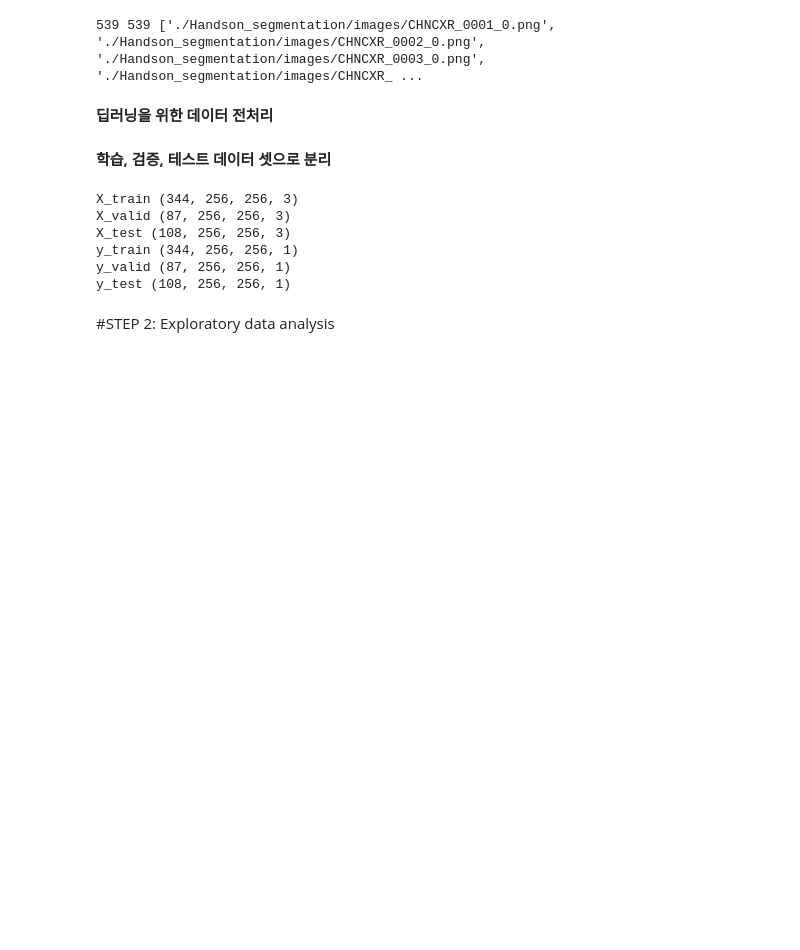
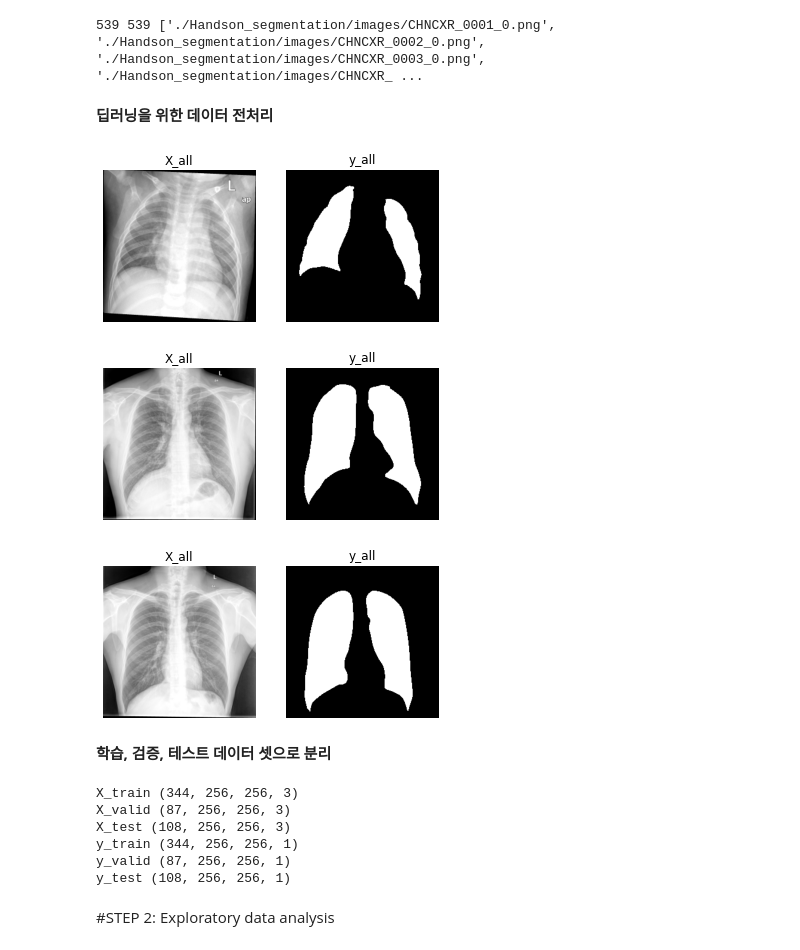
Before and after one commit to kevinkwshin/Handson_segmentation, a Jupyter notebook: SemanticSegmentation_KOHI.ipynb, the cells around one changed output. Cells and saved outputs as stored; diff of their text form; code cells hidden in the pictures; blank space fills up the shorter version.

```diff
--- a/SemanticSegmentation_KOHI.ipynb
+++ b/SemanticSegmentation_KOHI.ipynb
@@ -105,5 +103,3 @@ for idx in range(len(x_list)):
 539 539 ['./Handson_segmentation/images/CHNCXR_0001_0.png', './Handson_segmentation/images/CHNCXR_0002_0.png', './Handson_segmentation/images/CHNCXR_0003_0.png', './Handson_segmentation/images/CHNCXR_ ...
 # %% [markdown]
 **딥러닝을 위한 데이터 전처리**
-# %%
-X_all = X_all.astype('float32') / 255.
@@ -110,3 +155,9 @@ X_all = X_all.astype('float32') / 255.
+# %%
+plotTrainData(X_all, y_all, 'all')
+# %% [output]
+[figure, added]
+[figure, added]
+[figure, added]
 # %% [markdown]
 **학습, 검증, 테스트 데이터 셋으로 분리**
 # %%
```
Also changed, not shown: parts of 34 cells of this notebook.
